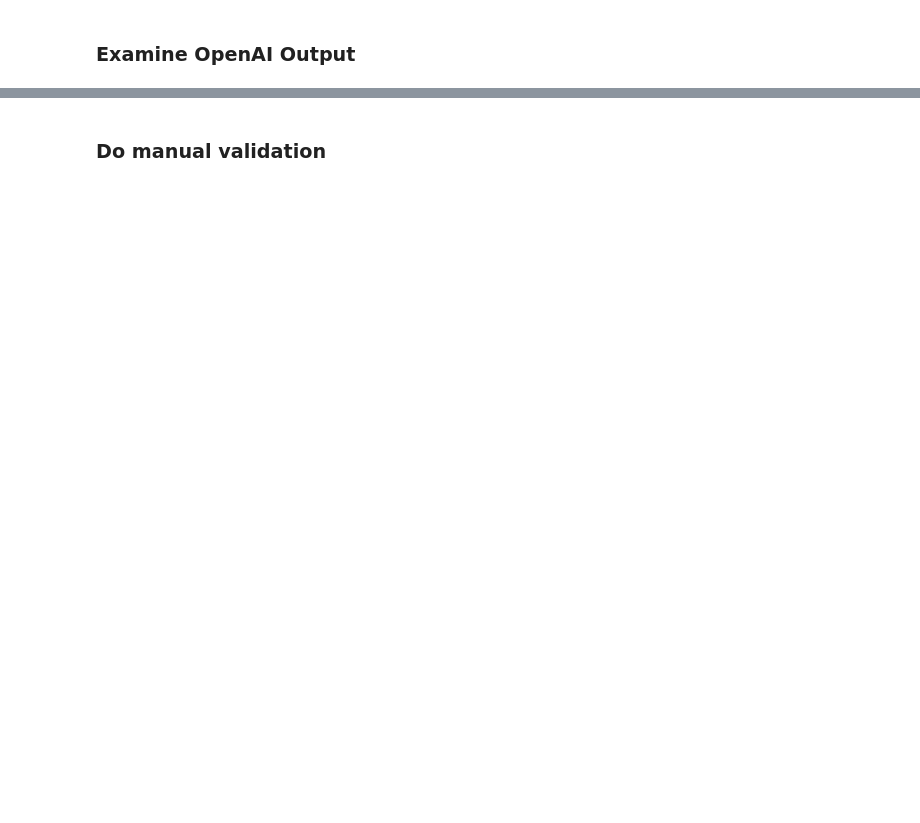
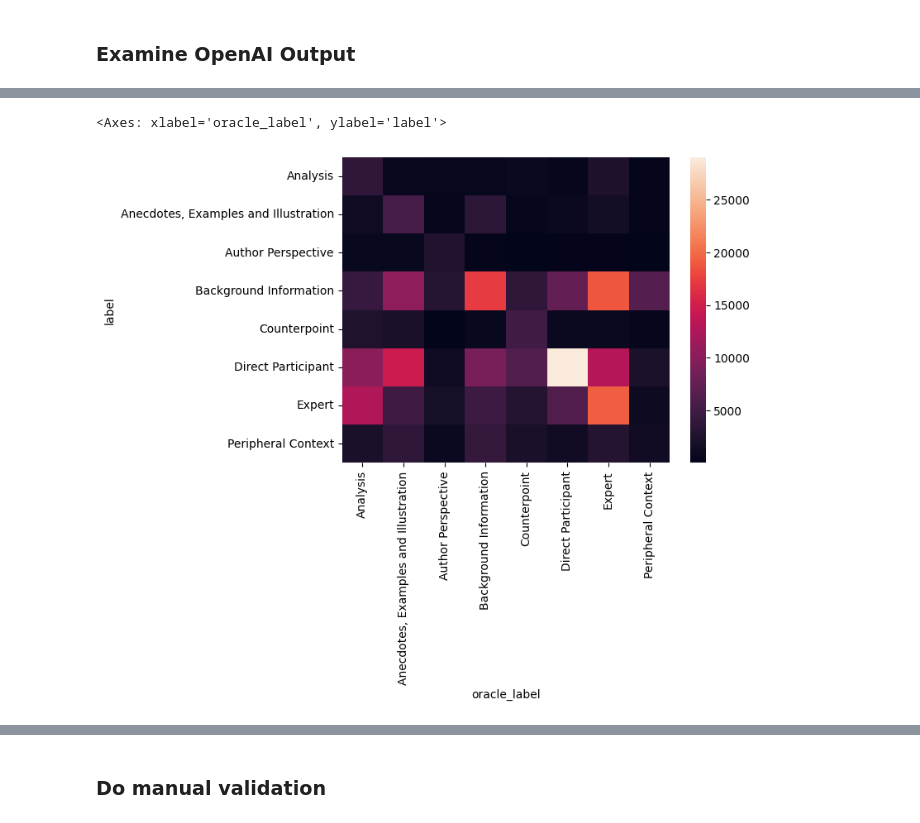
Before and after one commit to Yiqinh/conditional-information-retrieval, a Jupyter notebook: notebooks/2024-09-19__look-for-groups-of-sources.ipynb, the cells around one changed output, grey strips where cells are left out. Saved outputs shown, nothing was run; the diff lists cells and outputs as text; code cells hidden in the pictures; blank space fills up the shorter version.

```diff
--- a/notebooks/2024-09-19__look-for-groups-of-sources.ipynb
+++ b/notebooks/2024-09-19__look-for-groups-of-sources.ipynb
@@ -450,6 +498,11 @@ old_new_df.pipe(lambda df: f1_score(df['oracle_label'], df['label'], average='mi
 c = confusion_matrix(old_new_df['oracle_label'],old_new_df['label'], labels=list(sorted(label_list)))
 # %%
 c_df = pd.DataFrame(c, index=list(sorted(label_list)), columns=list(sorted(label_list)))
+# %%
+sns.heatmap(old_new_df.value_counts(['label', 'oracle_label']).unstack())
+# %% [output]
+<Axes: xlabel='oracle_label', ylabel='label'>
+[figure, added]
 # %%
 import seaborn as sns
 import matplotlib.pyplot as plt
```
Also changed, not shown: parts of 27 cells of this notebook, 6 other files.
